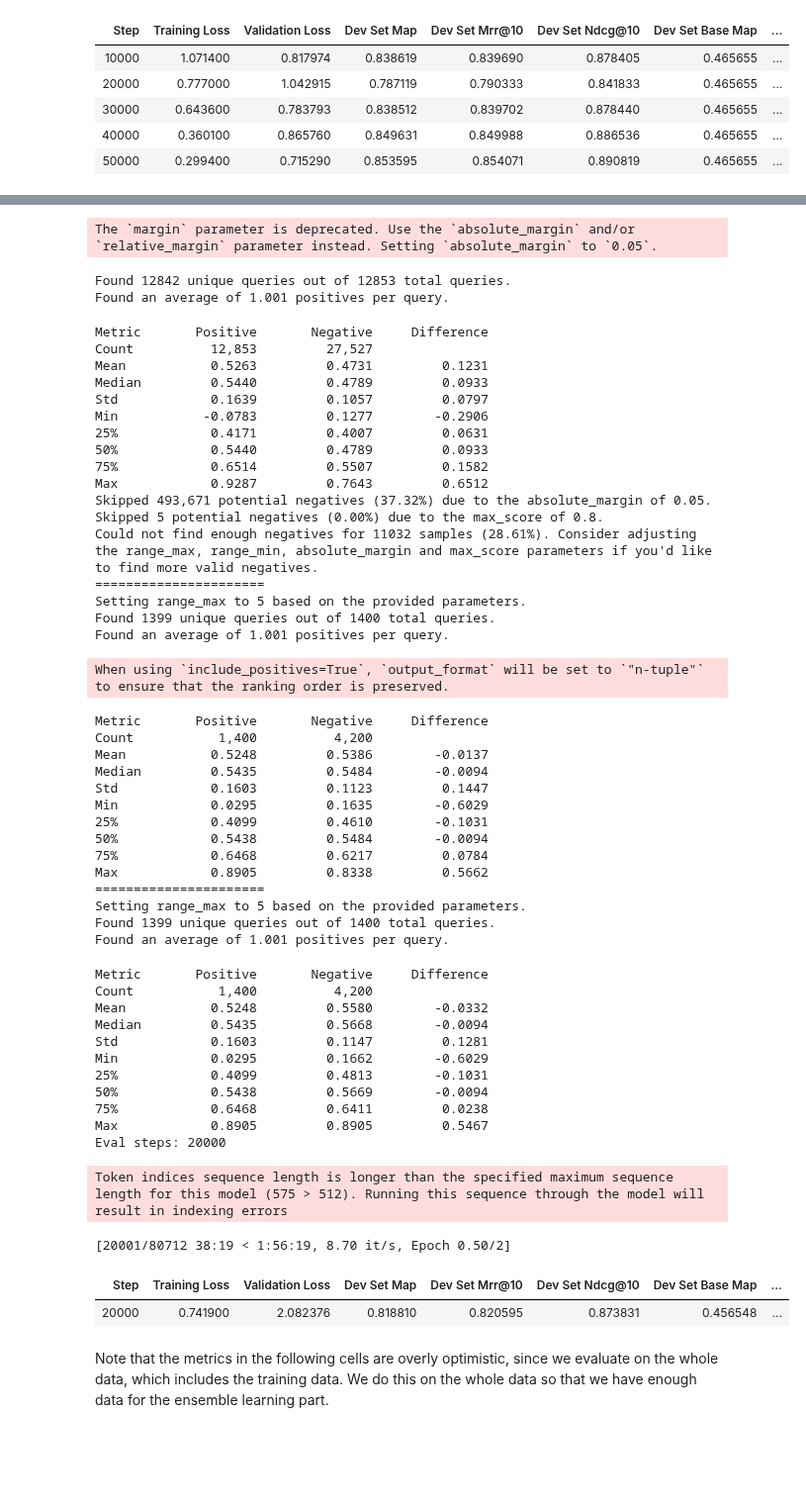
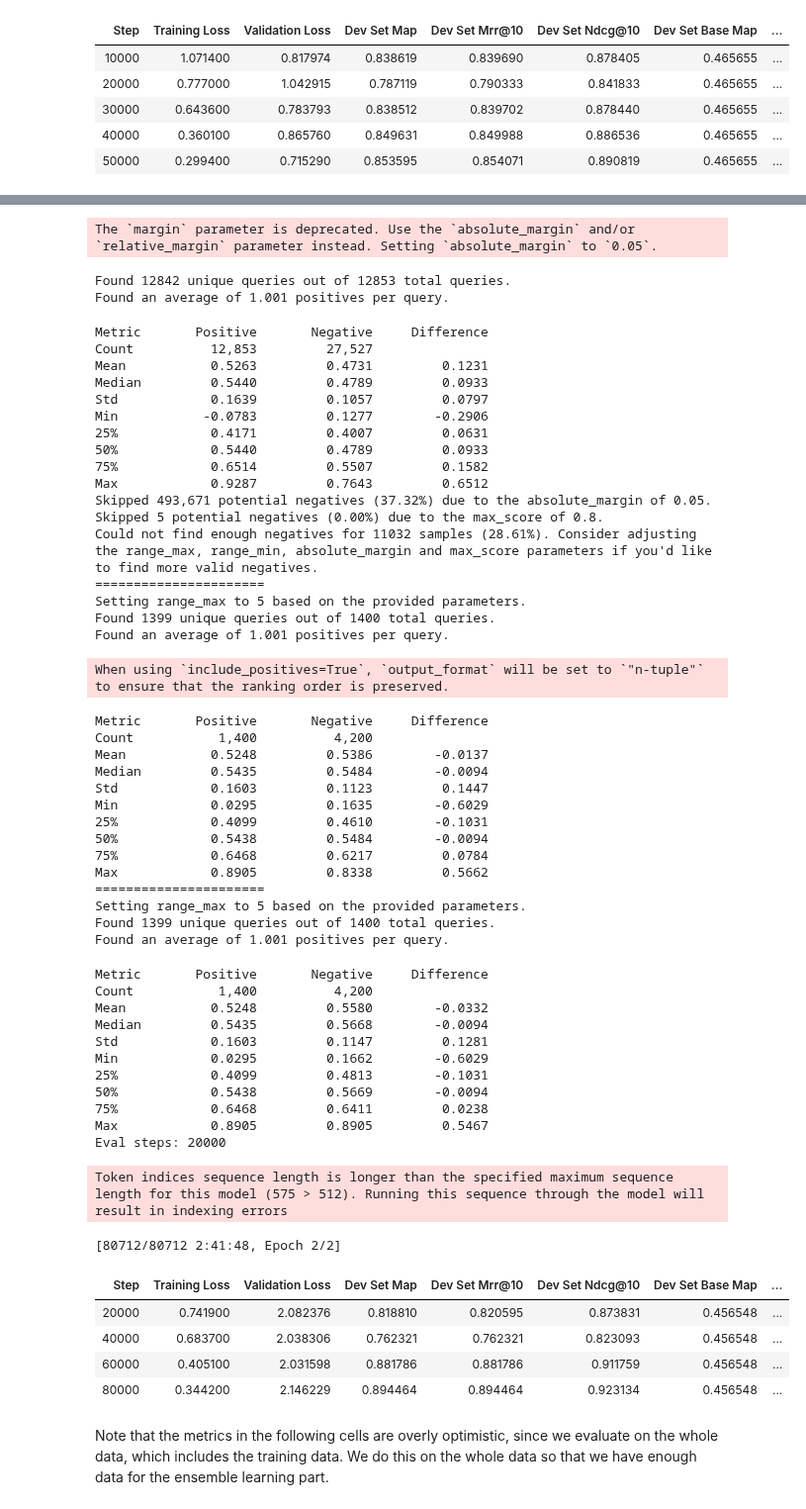
Before and after one commit to AIR25-CheckThat-Group1/CheckThat-ScientificClaimSourceRetrieval, a Jupyter notebook: reranking.ipynb, the cells around one changed output, grey strips where cells are left out. Shown at 99% size. Drawn from its saved outputs; the diff is of its cells as text; code cells hidden in the pictures; blank space fills up the shorter version.

Commit message:
experiment results crossentropy loss

```diff
--- a/reranking.ipynb
+++ b/reranking.ipynb
@@ -423,7 +423,7 @@ full_dataset = Dataset.from_dict({
     "document": df_full['answer'].tolist(),
 })
 # %%
-def get_hard_negatives(embedding_model_hard_negatives, num_hard_negatives, num_hard_negatives_eval, train_dataset, dev_dataset, df_full, batch_size=4096):
+def get_hard_negatives(embedding_model_hard_negatives, num_hard_negatives, num_hard_negatives_eval, train_dataset, dev_dataset, df_full, batch_size=4096, loss='crossentropy'):
 
     embedding_model = SentenceTransformer(embedding_model_hard_negatives, device=torch.device('cuda' if torch.cuda.is_available() else 'cpu'))
 
@@ -454,7 +454,12 @@ def get_hard_negatives(embedding_model_hard_negatives, num_hard_negatives, num_h
     #     margin=0.05,  # Similarity between query and negative samples should be x lower than query-positive similarity
     #     sampling_strategy="top",  # Randomly sample negatives from the range
     # )
-
+    if loss == 'crossentropy':
+        output_format = "labeled-pair"
+    elif loss == 'lambda':
+        output_format = "labeled-list"
+    else:
+        raise ValueError("Invalid loss type. Use 'crossentropy' or 'lambda'.")
     hard_train_dataset = mine_hard_negatives(
         train_dataset,
         embedding_model,
@@ -465,7 +470,7 @@ def get_hard_negatives(embedding_model_hard_negatives, num_hard_negatives, num_h
         margin=0.05,  # Similarity between query and negative samples should be x lower than query-positive similarity
         sampling_strategy="top",  # Randomly sample negatives from the range
         batch_size=batch_size,  # Use a batch size of 4096 for the embedding model
-        output_format="labeled-pair",  # The output format is (query, passage, label), as required by BinaryCrossEntropyLoss
+        output_format=output_format,  # The output format is (query, passage, label), as required by BinaryCrossEntropyLoss
     )
 
     print("======================")
@@ -475,7 +480,7 @@ def get_hard_negatives(embedding_model_hard_negatives, num_hard_negatives, num_h
         corpus=df_full["answer"],  # Use the full dataset as the corpus
         num_negatives=num_hard_negatives_eval,  # How many negatives per question-answer pair
         batch_size=batch_size,  # Use a batch size of 4096 for the embedding model
-        output_format="labeled-pair",  # The output format is (query, positive, negative1, negative2, ...) for the evaluator
+        output_format=output_format,  # The output format is (query, positive, negative1, negative2, ...) for the evaluator
     )
 
     print("======================")
@@ -500,7 +505,7 @@ class ExperimentRunner:
         self.max_length = max_length
         self.device = torch.device('cuda' if torch.cuda.is_available() else 'cpu')
 
-    def run_experiment(self, hard_train_dataset, hard_eval_dataset, hard_eval_dataset_evaluator, num_hard_negatives, trust_remote_code=False, eval_steps=None):
+    def run_experiment(self, hard_train_dataset, hard_eval_dataset, hard_eval_dataset_evaluator, num_hard_negatives, trust_remote_code=False, eval_steps=None, loss='crossentropy'):
 
         if eval_steps is None:
             eval_steps = int(20000/self.train_batch_size)
@@ -546,9 +551,12 @@ class ExperimentRunner:
             show_progress_bar=True,
         )
 
-        loss = BinaryCrossEntropyLoss(model=model, pos_weight=torch.tensor(num_hard_negatives))
-        # loss = MultipleNegativesRankingLoss(model=model, num_negatives=num_hard_negatives)
-        # loss = LambdaLoss(model=model, k=5)
+        if loss == 'crossentropy':
+            loss = BinaryCrossEntropyLoss(model=model, pos_weight=torch.tensor(num_hard_negatives))
+        elif loss == 'lambda':
+            loss = LambdaLoss(model=model, k=5)
+        else:
+            raise ValueError("Invalid loss type. Use 'crossentropy' or 'lambda'.")
 
         trainer = CrossEncoderTrainer(
             model=model,
@@ -566,12 +574,13 @@ class ExperimentRunner:
         model.save(f"models/{self.model_to_finetune.split('/')[-1]}-finetuned{self.experiment_name}")
 # %%
 num_epochs = 2
-embedding_model_hard_negatives = "sentence-transformers/static-retrieval-mrl-en-v1"
+# embedding_model_hard_negatives = "sentence-transformers/static-retrieval-mrl-en-v1"
 # embedding_model_hard_negatives = "sentence-transformers/all-MiniLM-L6-v2"
 # embedding_model_hard_negatives = "sentence-transformers/all-MiniLM-L12-v2"
-# embedding_model_hard_negatives = "BAAI/bge-small-en-v1.5"
+embedding_model_hard_negatives = "BAAI/bge-small-en-v1.5"
+loss = 'lambda'
 
 
-experiment_name = f"_{embedding_model_hard_negatives.split('/')[-1]}_epochs{num_epochs}_crossentropyloss"
+experiment_name = f"_{embedding_model_hard_negatives.split('/')[-1]}_epochs{num_epochs}_{loss}loss"
 # %%
 num_hard_negatives = 5
@@ -746,7 +734,7 @@ Token indices sequence length is longer than the specified maximum sequence leng
 num_hard_negatives = 3
 num_hard_negatives_eval = 3
 
-hard_train_dataset, hard_eval_dataset, hard_eval_dataset_evaluator = get_hard_negatives(embedding_model_hard_negatives, num_hard_negatives=num_hard_negatives, num_hard_negatives_eval=num_hard_negatives_eval, train_dataset=train_dataset, dev_dataset=dev_dataset, df_full=df_full)
+hard_train_dataset, hard_eval_dataset, hard_eval_dataset_evaluator = get_hard_negatives(embedding_model_hard_negatives, num_hard_negatives=num_hard_negatives, num_hard_negatives_eval=num_hard_negatives_eval, train_dataset=train_dataset, dev_dataset=dev_dataset, df_full=df_full, loss=loss)
 
 train_batch_size = 1
 max_length = 512
@@ -759,7 +747,7 @@ exp_runner = ExperimentRunner(
     max_length,
     experiment_name=experiment_name
 )
-exp_runner.run_experiment(hard_train_dataset, hard_eval_dataset, hard_eval_dataset_evaluator, num_hard_negatives, trust_remote_code=True)
+exp_runner.run_experiment(hard_train_dataset, hard_eval_dataset, hard_eval_dataset_evaluator, num_hard_negatives, trust_remote_code=True, loss=loss)
 # %% [output]
 The `margin` parameter is deprecated. Use the `absolute_margin` and/or `relative_margin` parameter instead. Setting `absolute_margin` to `0.05`.
 Found 12842 unique queries out of 12853 total queries.
@@ -783,34 +771,37 @@ Found 1399 unique queries out of 1400 total queries.
 Found an average of 1.001 positives per query.
 When using `include_positives=True`, `output_format` will be set to `"n-tuple"` to ensure that the ranking order is preserved.
 Metric       Positive       Negative     Difference
 Count           1,400          4,200
 Mean           0.5248         0.5386        -0.0137
 Median         0.5435         0.5484        -0.0094
 Std            0.1603         0.1123         0.1447
 Min            0.0295         0.1635        -0.6029
 25%            0.4099         0.4610        -0.1031
 50%            0.5438         0.5484        -0.0094
 75%            0.6468         0.6217         0.0784
 Max            0.8905         0.8338         0.5662
 ======================
 Setting range_max to 5 based on the provided parameters.
 Found 1399 unique queries out of 1400 total queries.
 Found an average of 1.001 positives per query.
 Metric       Positive       Negative     Difference
 Count           1,400          4,200
 Mean           0.5248         0.5580        -0.0332
 Median         0.5435         0.5668        -0.0094
 Std            0.1603         0.1147         0.1281
 Min            0.0295         0.1662        -0.6029
 25%            0.4099         0.4813        -0.1031
 50%            0.5438         0.5669        -0.0094
 75%            0.6468         0.6411         0.0238
 Max            0.8905         0.8905         0.5467
 Eval steps: 20000
 Token indices sequence length is longer than the specified maximum sequence length for this model (575 > 512). Running this sequence through the model will result in indexing errors
-[20001/80712 38:19 < 1:56:19, 8.70 it/s, Epoch 0.50/2]
+[80712/80712 2:41:48, Epoch 2/2]
 | Step | Training Loss | Validation Loss | Dev Set Map | Dev Set Mrr@10 | Dev Set Ndcg@10 | Dev Set Base Map | ... |
 | 20000 | 0.741900 | 2.082376 | 0.818810 | 0.820595 | 0.873831 | 0.456548 | ... |
+| 40000 | 0.683700 | 2.038306 | 0.762321 | 0.762321 | 0.823093 | 0.456548 | ... |
+| 60000 | 0.405100 | 2.031598 | 0.881786 | 0.881786 | 0.911759 | 0.456548 | ... |
+| 80000 | 0.344200 | 2.146229 | 0.894464 | 0.894464 | 0.923134 | 0.456548 | ... |
 # %% [markdown]
 Note that the metrics in the following cells are overly optimistic, since we evaluate on the whole data, which includes the training data. We do this on the whole data so that we have enough data for the ensemble learning part.
 # %%
```
Also changed, not shown: parts of 15 cells of this notebook.
